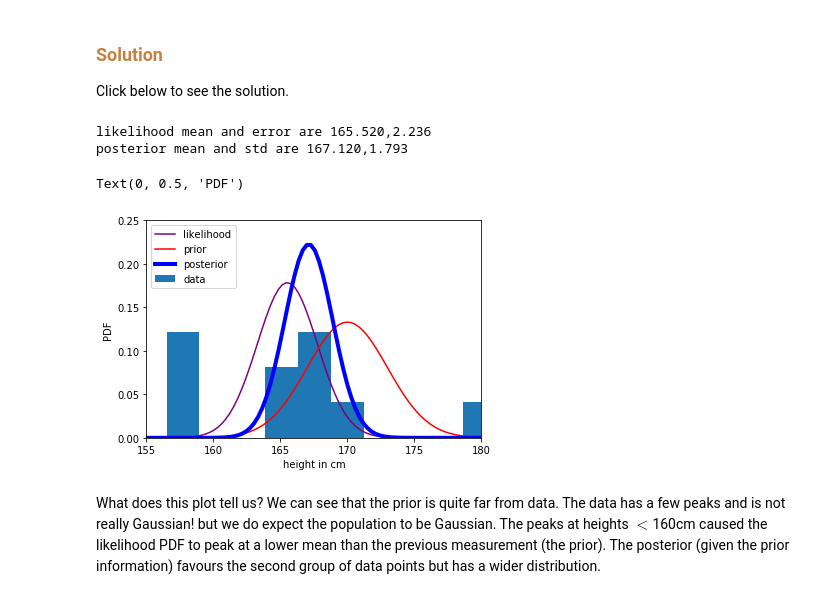
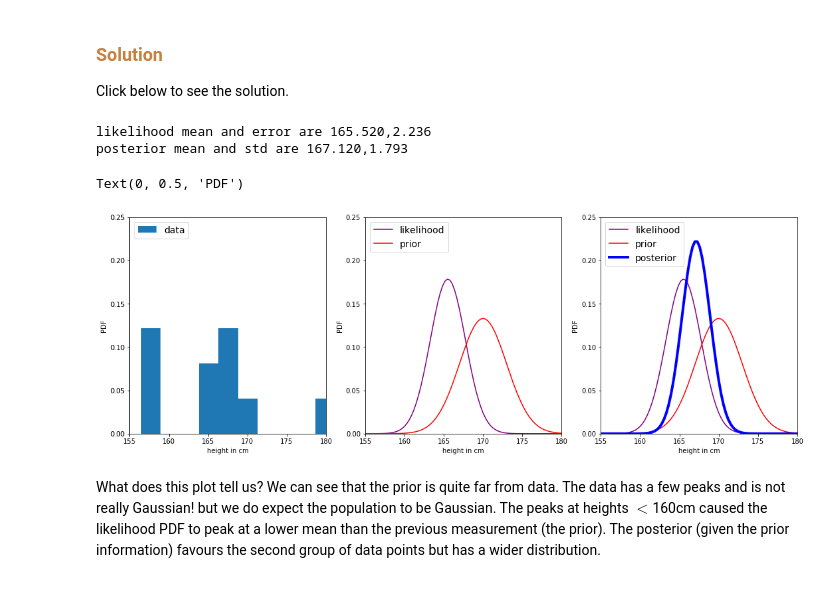
Before and after one commit to philrelton/Data-Analysis-2022, a Jupyter notebook: blended_exercises/Chapter 6/Chapter6.ipynb, the cells around one changed output. Saved outputs shown, nothing was run; the diff lists cells and outputs as text; code cells hidden in the pictures.

```diff
--- a/blended_exercises/Chapter 6/Chapter6.ipynb
+++ b/blended_exercises/Chapter 6/Chapter6.ipynb
@@ -120,40 +122,56 @@ err_mean = np.sqrt(var/n)
 data_mean = np.mean(ht)
 data_var = var
 prior_var = 3**2.
 prior_mean = 170.
 
 # set up an array
 x = np.linspace(150,180,100)
 
 # these are normal distributions so
 # can use the analytical equations from the notes for posterior
 # mean and standard deviation
 posterior_mean = post_mean(prior_var,data_var,n,data_mean,prior_mean)
 
 posterior_std = post_std(prior_var,data_var,n)
 
 print('likelihood mean and error are {:.3f},{:.3f}'.format(data_mean,err_mean))
 
 print('posterior mean and std are {:.3f},{:.3f}'.format(posterior_mean,posterior_std))
 
-#plt.figure(figsize=(8,7))
+plt.figure(figsize=(18,6))
 # for plotting
-# to plot likelihood need to remember sigma= error on mean
-plt.plot(x,norm.pdf(x,data_mean,err_mean),label='likelihood',c='purple') #likelihood
-plt.plot(x,norm.pdf(x,prior_mean,np.sqrt(prior_var)),label='prior',c='red') # prior distribution
-plt.plot(x,norm.pdf(x,posterior_mean,posterior_std),label='posterior',c='blue',lw=4)
 
+plt.subplot(131)
 plt.hist(ht,density=True,label='data')
-plt.legend(loc='upper left')
+plt.legend(loc='upper left',fontsize=14)
 plt.xlim(155,180)
 plt.ylim(0,0.25)
 plt.xlabel('height in cm')
 plt.ylabel('PDF')
+
+plt.subplot(132)
+plt.plot(x,norm.pdf(x,data_mean,err_mean),label='likelihood',c='purple') #likelihood
+plt.plot(x,norm.pdf(x,prior_mean,np.sqrt(prior_var)),label='prior',c='red') # prior distribution
+plt.legend(loc='upper left',fontsize=14)
+plt.xlim(155,180)
+plt.ylim(0,0.25)
+plt.xlabel('height in cm')
+plt.ylabel('PDF')
+
+plt.subplot(133)
+plt.plot(x,norm.pdf(x,data_mean,err_mean),label='likelihood',c='purple') #likelihood
+plt.plot(x,norm.pdf(x,prior_mean,np.sqrt(prior_var)),label='prior',c='red') # prior distribution
+plt.plot(x,norm.pdf(x,posterior_mean,posterior_std),label='posterior',c='blue',lw=4)
+plt.legend(loc='upper left',fontsize=14)
+plt.xlim(155,180)
+plt.ylim(0,0.25)
+plt.xlabel('height in cm')
+plt.ylabel('PDF')
 # %% [output]
 likelihood mean and error are 165.520,2.236
 posterior mean and std are 167.120,1.793
 Text(0, 0.5, 'PDF')
-[figure, old version]
+[figure, new version]
 # %% [markdown]
 What does this plot tell us? We can see that the prior is quite far from data. The data has a few peaks and is not really Gaussian! but we do expect the population to be Gaussian. The peaks at heights $<$160cm caused the likelihood PDF to peak at a lower mean than the previous measurement (the prior). The posterior (given the prior information) favours the second group of data points but has a wider distribution.
 # %% [markdown]
```
Also changed, not shown: parts of 16 cells of this notebook, 3 other files.
